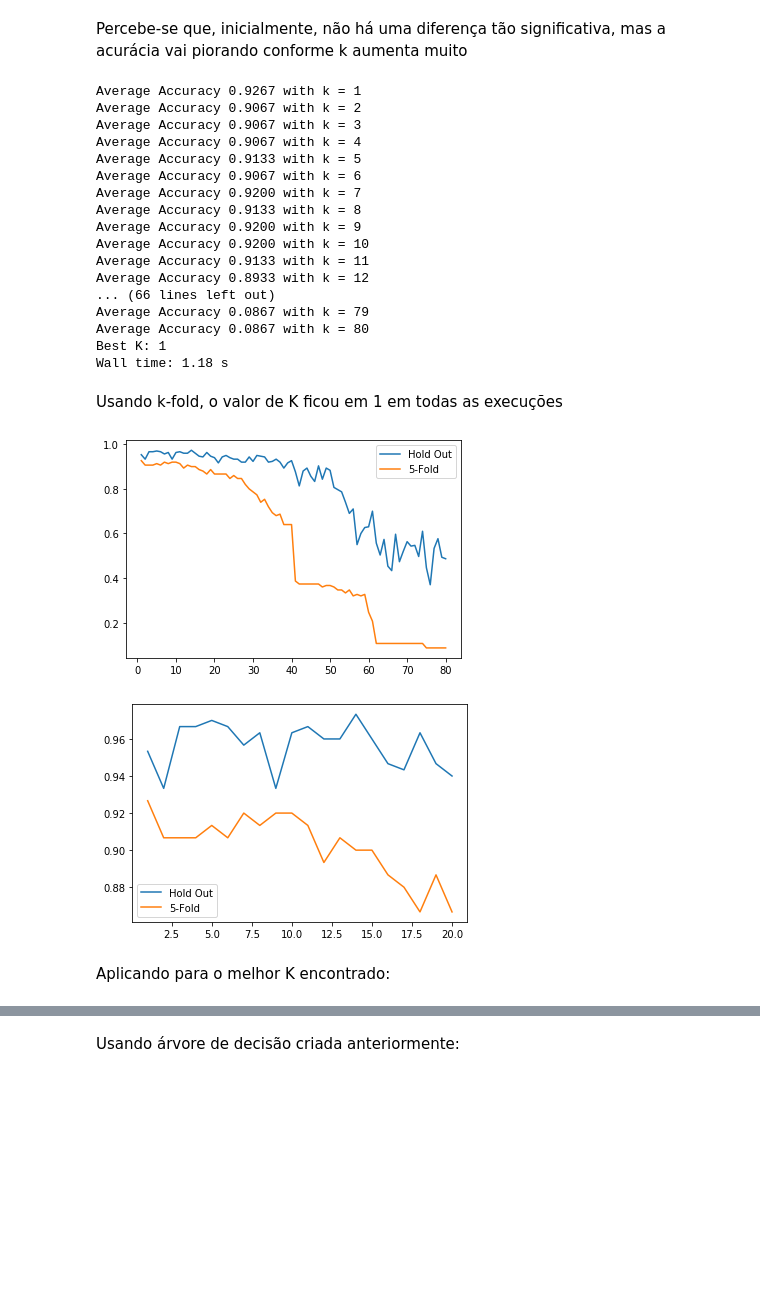
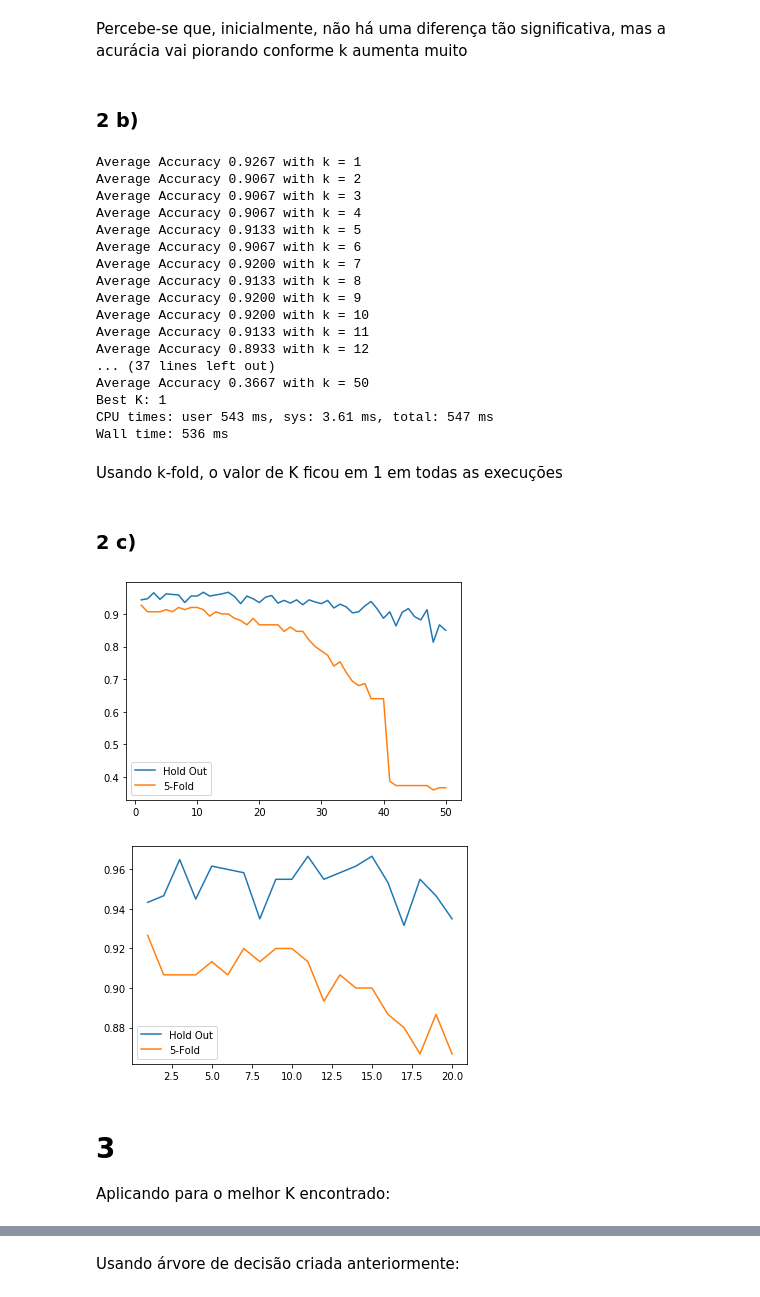
Before and after one commit to cordeirolibel/RPI, a Jupyter notebook: T02/exercicioKNN.ipynb, the cells around one changed output, grey strips where cells are left out. Cells and saved outputs as stored; diff of their text form; code cells hidden in the pictures; blank space fills up the shorter version.

```diff
--- a/T02/exercicioKNN.ipynb
+++ b/T02/exercicioKNN.ipynb
@@ -241,14 +249,3 @@ A segunda árvore possui uma altura menor, folhas com mais amostras e obteve uma
 # %%
 from sklearn.neighbors import KNeighborsClassifier
 from sklearn.model_selection import KFold
-# %%
-X_train, X_test, y_train, y_test = train_test_split(iris.data, iris.target, test_size = 0.4)
-n = 5
-kas = list()
-acuracias = list()
-melhorAcuracia = 0
-melhorK = 0
-kasfold = list()
-acuraciasfold = list()
-melhorAcuraciafold = 0
-melhorKfold = 0
@@ -255,6 +254,13 @@ melhorKfold = 0
+# %%
+n = 10
+kas = list()
+acuracias = list()
+melhorAcuracia = 0
+melhorK = 0
 # %%
 %%time
-for k in range(1,81):
+#procurando o melhor K utilizando Hold Out
+for k in range(1,51):
     accacc = 0
     for i in range(n):
         X_train, X_test, y_train, y_test = train_test_split(iris.data, iris.target, test_size = 0.4)
@@ -294,2 +300,4 @@ Wall time: 1.57 s
 # %% [markdown]
 Percebe-se que, inicialmente, não há uma diferença tão significativa, mas a acurácia vai piorando conforme k aumenta muito
+# %% [markdown]
+### 2 b)
@@ -296,8 +311,8 @@ Percebe-se que, inicialmente, não há uma diferença tão significativa, mas a
 # %%
 %%time
-n = 5
+#procurando o melhor K utilizando validação cruzada
 kf = KFold(n_splits = n)
-for k in range(1,81):
+for k in range(1,51):
     accacc = 0
     for train_index, test_index in kf.split(X):
         X_train, X_test = X[train_index], X[test_index]
@@ -329,27 +344,31 @@ Average Accuracy 0.9200 with k = 9
 Average Accuracy 0.9200 with k = 10
 Average Accuracy 0.9133 with k = 11
 Average Accuracy 0.8933 with k = 12
-... (66 lines left out)
-Average Accuracy 0.0867 with k = 79
-Average Accuracy 0.0867 with k = 80
+... (37 lines left out)
+Average Accuracy 0.3667 with k = 50
 Best K: 1
-Wall time: 1.18 s
+CPU times: user 543 ms, sys: 3.61 ms, total: 547 ms
+Wall time: 536 ms
 # %% [markdown]
 Usando k-fold, o valor de K ficou em 1 em todas as execuções
+# %% [markdown]
+### 2 c)
 # %%
 plt.plot(kas, acuracias, label = 'Hold Out')
 plt.plot(kasfold,acuraciasfold, label = '5-Fold')
 plt.legend()
 plt.show()
 # %% [output]
-[figure, old version]
+[figure, new version]
 # %%
-#Só as primeiras
-plt.plot(kas[:20], acuracias[:20], label = 'Hold Out')
-plt.plot(kasfold[:20],acuraciasfold[:20], label = '5-Fold')
+#Só as primeiras 20
+n = 20
+plt.plot(kas[:n], acuracias[:n], label = 'Hold Out')
+plt.plot(kasfold[:n],acuraciasfold[:n], label = '5-Fold')
 plt.legend()
 plt.show()
 # %% [output]
-[figure, old version]
+[figure, new version]
 # %% [markdown]
+# 3
 Aplicando para o melhor K encontrado:
```
Also changed, not shown: parts of 22 cells of this notebook, 2 other files.
